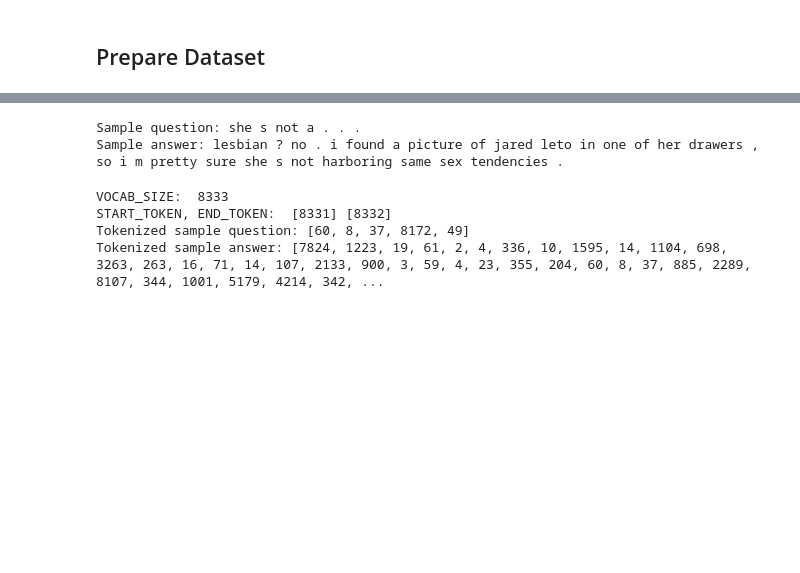
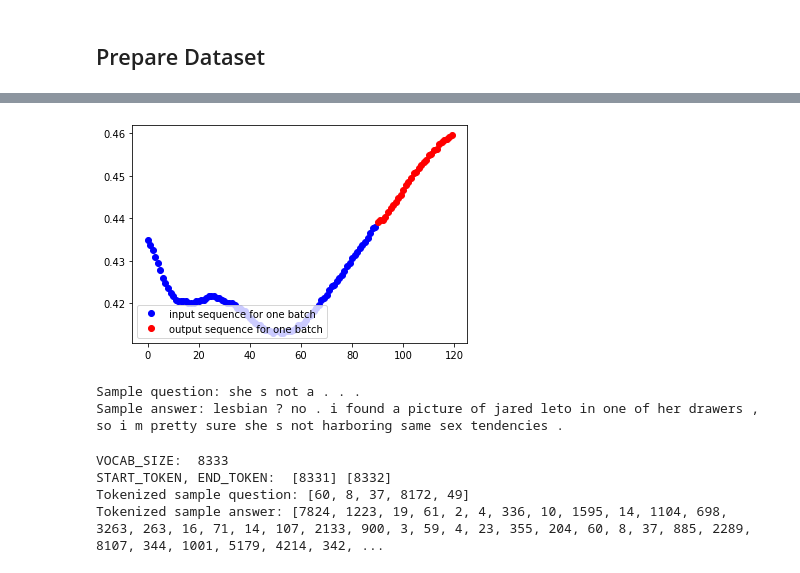
Before and after one commit to calumroy/time_series_transformer_tf2, a Jupyter notebook: transformer_time_series.ipynb, the cells around one changed output, grey strips where cells are left out. Saved outputs shown, nothing was run; the diff lists cells and outputs as text; code cells hidden in the pictures; blank space fills up the shorter version.

```diff
--- a/transformer_time_series.ipynb
+++ b/transformer_time_series.ipynb
@@ -110,0 +93,17 @@ questions, answers = load_conversations()
+# %%
+# normalise the data
+series = Series(newData)
+print("Orig input data %s \n" % series.values)
+# prepare data for normalization
+values = series.values
+values = values.reshape((len(values), 1))
+# train the normalization
+scaler = preprocessing.MinMaxScaler(feature_range=(0, 1))
+scaler = scaler.fit(values)
+print('Min: %f, Max: %f' % (scaler.data_min_, scaler.data_max_))
+# normalize the dataset and print
+normalized = scaler.transform(values)
+print("Normalised data %s \n" % normalized)
+# inverse transform and print just to chck if it is the same as the original data
+inversed = scaler.inverse_transform(normalized)
+print("inversed normalised data (orig) \n %s" % inversed)
@@ -110,0 +132,66 @@ questions, answers = load_conversations()
+# %%
+in_seq_len = 90
+out_seq_len = 30
+noise_factor = 0.0
+
+
+step_period = 0.01 # data is taken at 100 Hz
+max_time = tdata_len * step_period
+print("tdata_len = ",tdata_len)
+print("max_time = ",max_time)
+min_time = 0
+newDataTime = np.arange(min_time,max_time, step_period)
+print("newDataTime = \n",newDataTime)
+
+x = np.linspace(0, max_time, tdata_len)
+
+def true_signal(x, y_data):
+
+    y = y_data[x]
+    return y
+
+def noise_func(x, noise_factor = 1):
+    return np.random.randn(len(x)) * noise_factor
+
+def generate_y_values(x, y_data, noise_factor = 1):
+    # For each array in x generate a corresponding output array y from the y_data array input.
+    return true_signal(x, y_data) + noise_func(x, noise_factor)
+
+
+def generate_train_samples(input_y, batch_size = 10,
+                           input_seq_len = in_seq_len, output_seq_len = out_seq_len):
+    # input_y is an array e.g the data to learn
+
+    # create an index array
+    input_x = np.arange(0,len(input_y))
+    assert len(input_x) == len(input_y)
+
+    total_start_points = len(input_x) - input_seq_len - output_seq_len
+    #print("total_start_points = ", total_start_points)
+    start_x_idx = np.random.choice(range(total_start_points), batch_size)
+    #print("start_x_idx = \n", start_x_idx)
+
+    input_seq_x = [input_x[i:(i+input_seq_len)] for i in start_x_idx]
+    output_seq_x = [input_x[(i+input_seq_len):(i+input_seq_len+output_seq_len)] for i in start_x_idx]
+    #print("input_seq_x = \n", input_seq_x)
+    #print("output_seq_x = \n", output_seq_x)
+
+    #ipdb.set_trace()
+    input_seq_y = [generate_y_values(x, input_y, noise_factor) for x in input_seq_x]
+    output_seq_y = [generate_y_values(x, input_y, noise_factor) for x in output_seq_x]
+
+    #batch_x = np.array([[true_signal()]])
+    return np.array(input_seq_y), np.array(output_seq_y)
+
+#print(normalized)
+testData = normalized.flatten()
+print("testData = \n",testData)
+input_seq, output_seq = generate_train_samples(testData, batch_size=10)
+
+l1, = plt.plot(range(in_seq_len), input_seq[1], 'bo', label = 'input sequence for one batch')
+plt_start = in_seq_len
+plt_end = in_seq_len + out_seq_len
+l2, = plt.plot(range(plt_start, plt_end), output_seq[1], 'ro', label = 'output sequence for one batch')
+plt.legend(handles = [l1, l2], loc = 'lower left')
+plt.show()
+# %% [output]
@@ -111,3 +204,4 @@ questions, answers = load_conversations()
+[figure, added]
 # %%
 print('Sample question: {}'.format(questions[21]))
 print('Sample answer: {}'.format(answers[21]))
```
Also changed, not shown: parts of 13 cells of this notebook, 1 other file.
